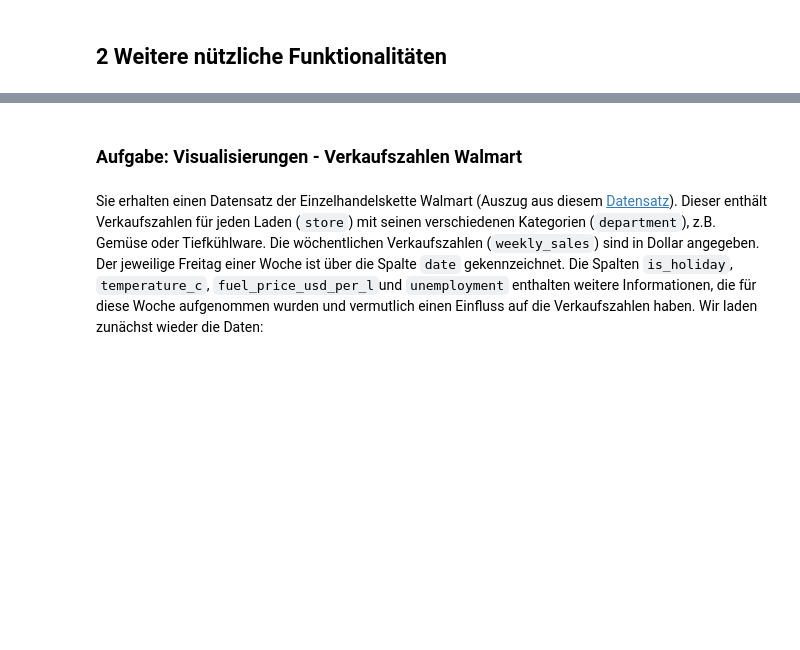
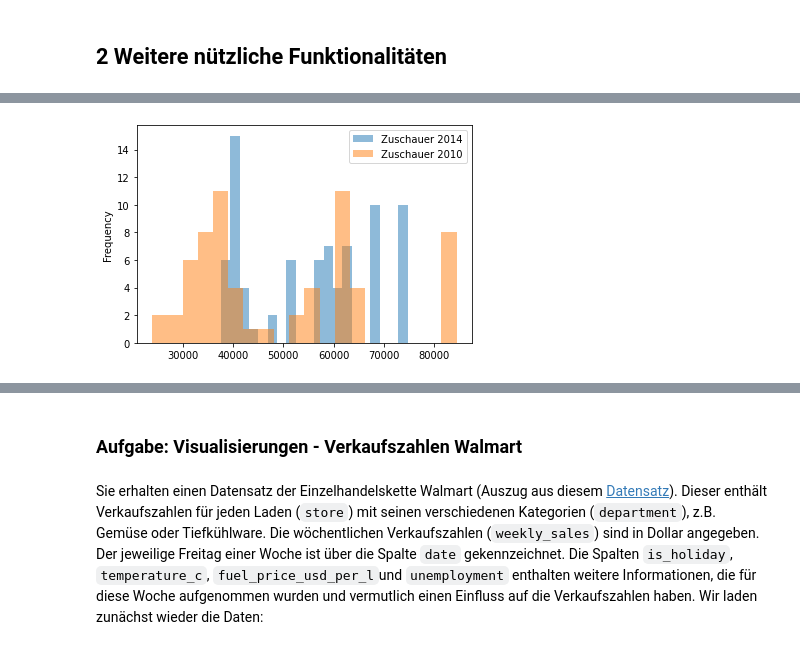
Before and after one commit to AlexKressner/KI_Logistik_Python, a Jupyter notebook: G2_Data_Visualization.ipynb, the cells around one changed output, grey strips where cells are left out. Drawn from its saved outputs; the diff is of its cells as text; code cells hidden in the pictures; blank space fills up the shorter version.

```diff
--- a/G2_Data_Visualization.ipynb
+++ b/G2_Data_Visualization.ipynb
@@ -109,8 +164,10 @@ plt.show()
 # %%
 # Transparenz
-data[data.Year==2014]["Attendance"].plot(kind="hist", alpha=0.7, bins=20)
-data[data.Year==2010]["Attendance"].plot(kind="hist", alpha=0.7, bins=20)
+data[data.Year==2014]["Attendance"].plot(kind="hist", alpha=0.5, bins=20)
+data[data.Year==2010]["Attendance"].plot(kind="hist", alpha=0.5, bins=20)
 plt.legend(["Zuschauer 2014","Zuschauer 2010"])
 plt.show()
+# %% [output]
+[figure, added]
 # %%
 # Veränderung der Diagrammgröße
```
Also changed, not shown: parts of 37 cells of this notebook.
